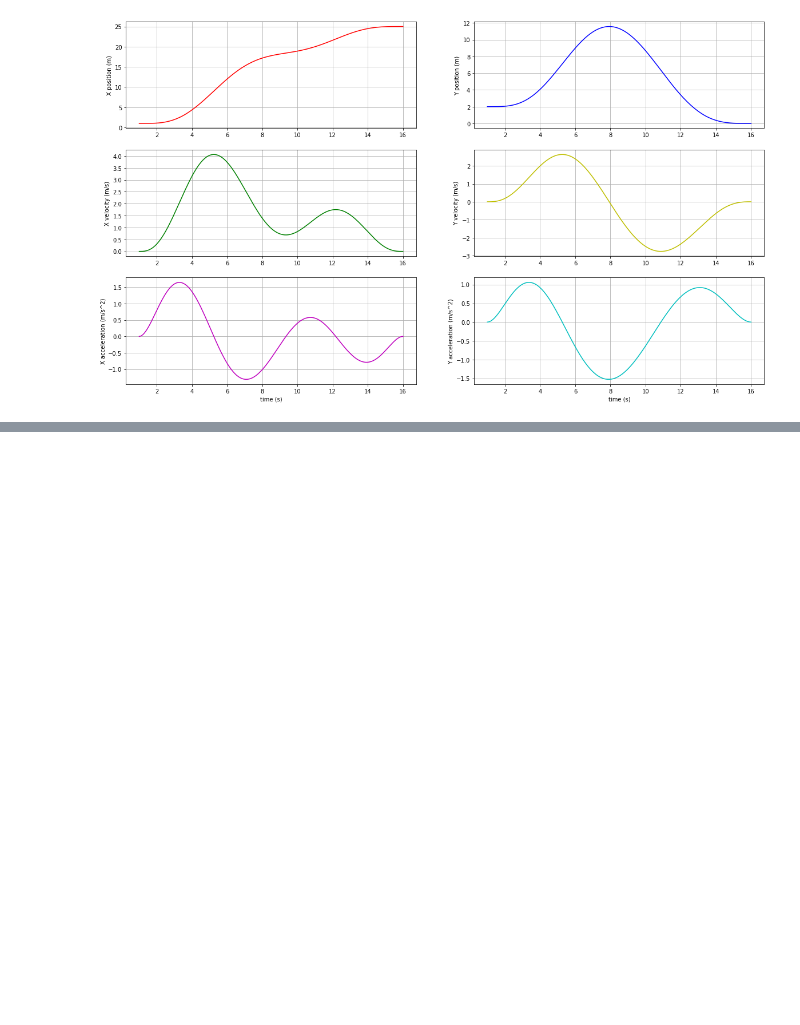
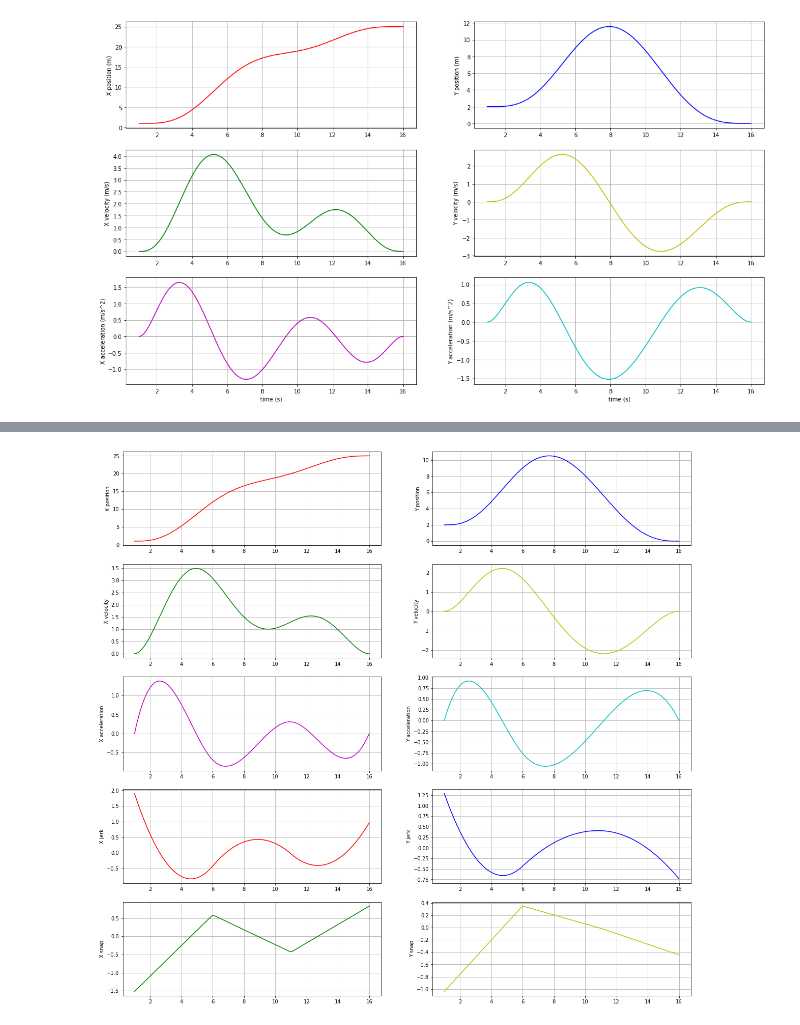
Before and after one commit to tristeng/control, a Jupyter notebook: notebooks/trajector-generator.ipynb, the cells around one changed output, grey strips where cells are left out. Cells and saved outputs as stored; diff of their text form; code cells hidden in the pictures; blank space fills up the shorter version.

```diff
--- a/notebooks/trajector-generator.ipynb
+++ b/notebooks/trajector-generator.ipynb
@@ -438,8 +453,8 @@ xpolys = []
 ypolys = []
 for segment in range(len(points) - 1):
     offset = segment*numcoeffs
-    xpolys.append(sympy.Poly(reversed(bxc[offset:offset+numcoeffs].transpose()[0]), t))
-    ypolys.append(sympy.Poly(reversed(byc[offset:offset+numcoeffs].transpose()[0]), t))
+    xpolys.append(sp.Poly(reversed(bxc[offset:offset+numcoeffs].transpose()[0]), t))
+    ypolys.append(sp.Poly(reversed(byc[offset:offset+numcoeffs].transpose()[0]), t))
 # %%
 # now we can iterate over each of the found polynomials to get our full trajectory
 samples = 50
@@ -506,0 +566,29 @@ plt.show()
+# %%
+# add in our class based trajectory generator path so we can use that moving forward
+import sys
+sys.path.insert(0, '../')
+
+from trajectory import MininumTrajectory, TrajectoryType
+
+numderivatives = 4
+
+minjerk = MininumTrajectory(TrajectoryType.JERK)
+minjerk.generate(points, times, numderivatives=numderivatives)
+
+tvals = np.linspace(times[0], times[-1], samples*(len(points) - 1))
+
+xvalues = np.zeros((numderivatives+1, len(tvals)))
+yvalues = np.zeros((numderivatives+1, len(tvals)))
+
+for tidx, tval in enumerate(tvals):
+    out = minjerk.getvalues(tval)
+    xout = out[0]
+    yout = out[1]
+
+    for idx in range(numderivatives+1):
+        xvalues[idx][tidx] = xout[idx]
+        yvalues[idx][tidx] = yout[idx]
+
+plot_all_for_class(tvals, xvalues, yvalues)
+# %% [output]
+[figure, added]
```
Also changed, not shown: parts of 17 cells of this notebook, 1 other file.
